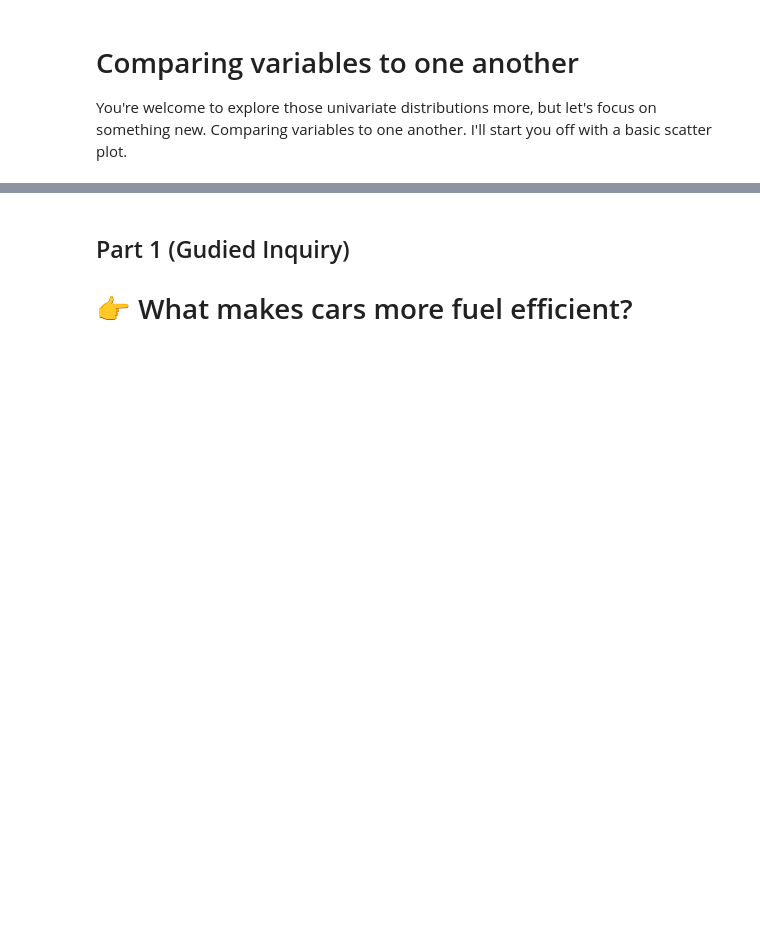
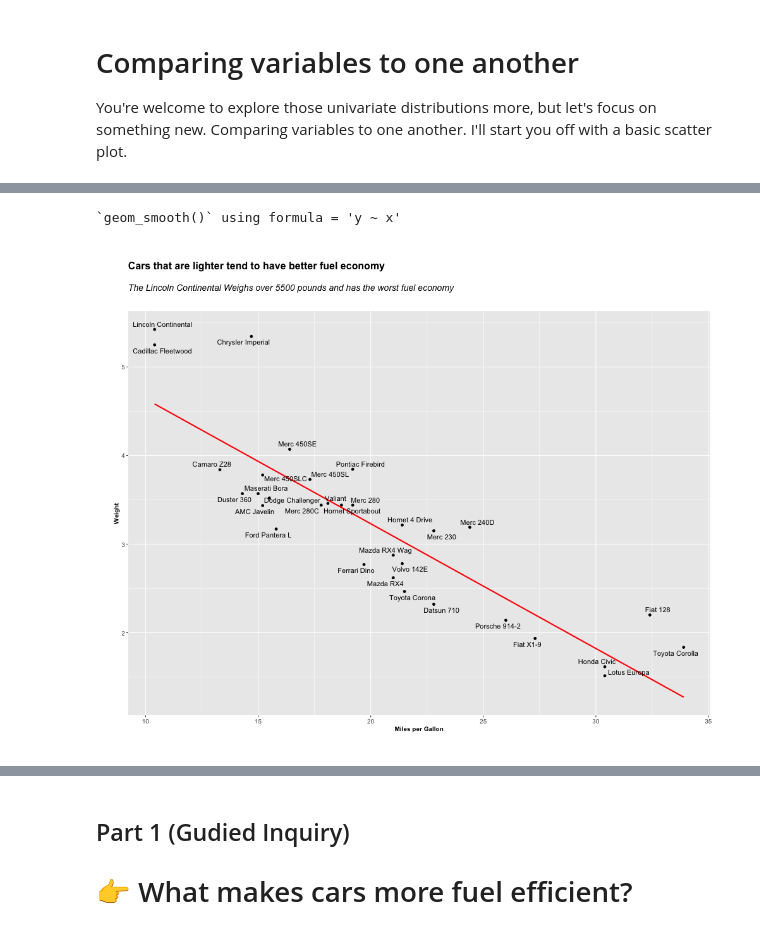
Before and after one commit to data4news-students/mtcars-exploratory-AhanPenkar, a Jupyter notebook: notebook.ipynb, the cells around one changed output, grey strips where cells are left out. Drawn from its saved outputs; the diff is of its cells as text; code cells hidden in the pictures; blank space fills up the shorter version.

```diff
--- a/notebook.ipynb
+++ b/notebook.ipynb
@@ -225,0 +225,19 @@ ggplot(mtcars) +
+# %%
+%%R -w 1000 -h 800
+
+
+ggplot(mtcars, aes(x = mpg, y = wt)) +
+  geom_point() +
+  geom_smooth(colour = "red", method = "lm", se = FALSE) +
+  geom_text_repel(aes(label = name)) +
+  labs(x = "Miles per Gallon", y = "Weight",
+       title = "Cars that are lighter tend to have better fuel economy",
+       subtitle = "The Lincoln Continental Weighs over 5500 pounds and has the worst fuel economy") +
+  theme(plot.title = element_text(size = 16, face = "bold", margin = margin(b = 20)),
+        plot.subtitle = element_text(size = 14, face = "italic", margin = margin(b = 30)),
+        axis.title = element_text(size = 12, face = "bold"),
+        axis.text = element_text(size = 12),
+        plot.margin = unit(c(1,1,1,1), "cm"))
+# %% [output]
+`geom_smooth()` using formula = 'y ~ x'
+[figure, added]
```
Also changed, not shown: parts of 8 cells of this notebook.
